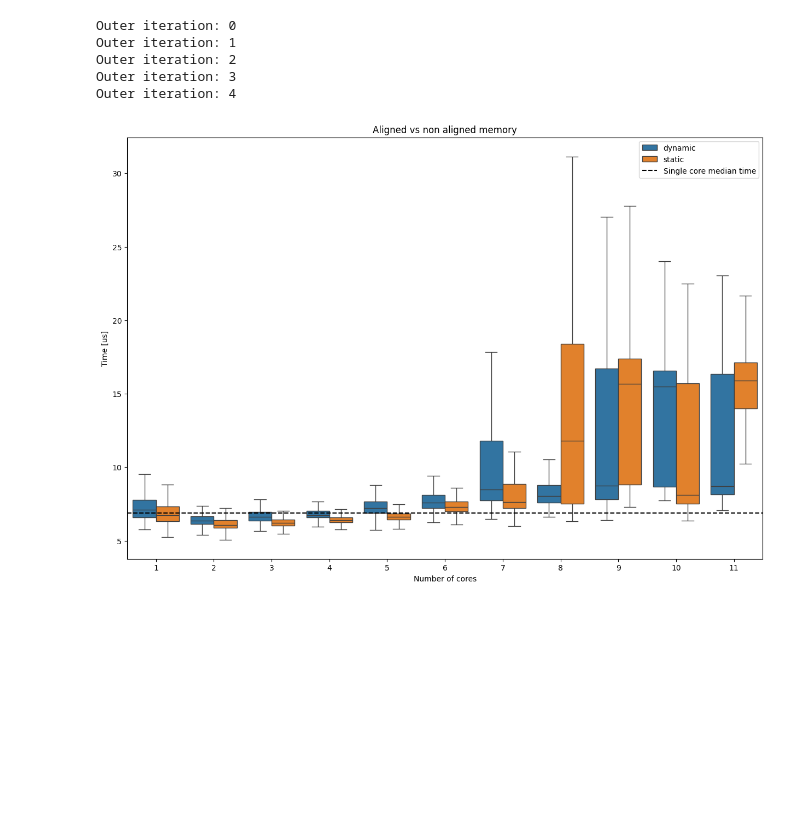
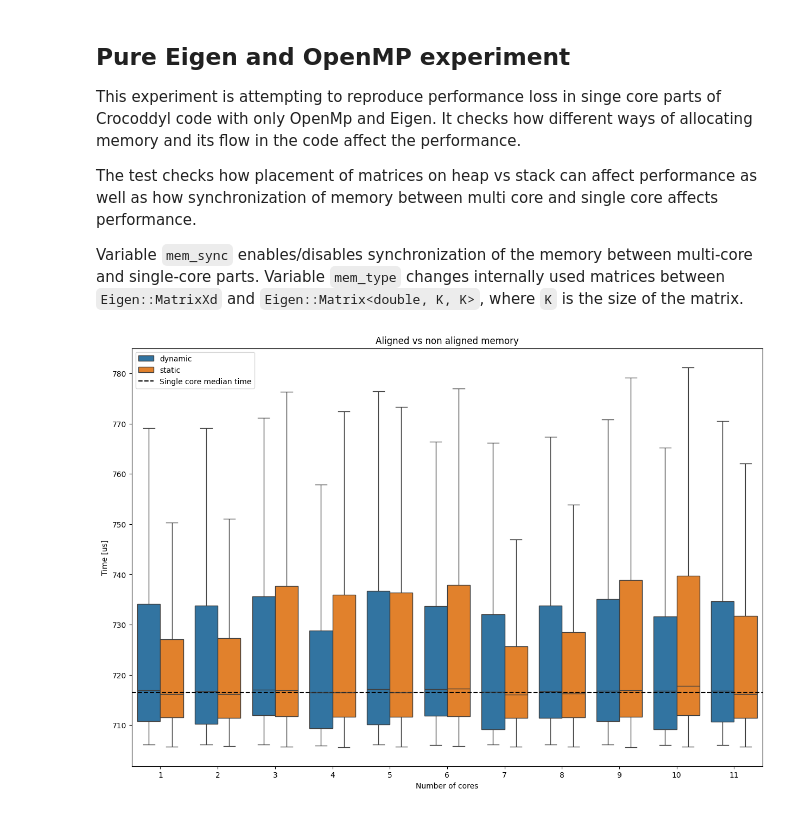
Before and after one commit to Kotochleb/crocoddyl-multithreading-benchmark, a Jupyter notebook: experiments/pure_eigen_openmp/notebooks/pure_eigen_openmp.ipynb, the cells around one changed output. Cells and saved outputs as stored; diff of their text form; code cells hidden in the pictures; blank space fills up the shorter version.

```diff
--- a/experiments/pure_eigen_openmp/notebooks/pure_eigen_openmp.ipynb
+++ b/experiments/pure_eigen_openmp/notebooks/pure_eigen_openmp.ipynb
@@ -1,3 +1,12 @@
+# %% [markdown]
+## Pure Eigen and OpenMP experiment
+
+This experiment is attempting to reproduce performance loss in singe core parts of Crocoddyl code with only OpenMp and Eigen. It checks how different ways of allocating memory and its flow in the code affect the performance.
+
+The test checks how placement of matrices on heap vs stack can affect performance as well as how synchronization of memory between multi core and single core affects performance.
+
+Variable `mem_sync` enables/disables synchronization of the memory between multi-core and single-core parts.
+Variable `mem_type` changes internally used matrices between `Eigen::MatrixXd` and `Eigen::Matrix<double, K, K>`, where `K` is the size of the matrix.
 # %%
 import seaborn as sns
 import pandas as pd
@@ -10,8 +20,7 @@ csv_path = "/tmp/bench.csv"
 
 outputs = []
 
-for i in range(5):
-    print(f"Outer iteration: {i + 1}")
+for i in tqdm(range(50)):
     for mem_sync in ("false", "true"):
         for mem_type in ("dynamic", "static"):
             for cores in range(1, 12):
@@ -21,37 +30,31 @@ for i in range(5):
                 outputs.append(pd.read_csv(csv_path))
 
 df = pd.concat(outputs)
-# %% [output]
-Outer iteration: 0
-Outer iteration: 1
-Outer iteration: 2
-Outer iteration: 3
-Outer iteration: 4
 # %%
 fig, axs = plt.subplots(1, 1, sharex=True)
 fig.set_figheight(10)
 fig.set_figwidth(15)
 
-sync_mem = False
+sync_mem = True
 
 sns.boxplot(
     data=df[df["sync_mem"] == sync_mem],
     x="nthreads",
     y="time",
     hue="alignment",
     showfliers=False,
     ax=axs,
 )
 
 line = df[(df["nthreads"] == 1) & (df["sync_mem"] == sync_mem)]["time"].median()
 axs.axhline(y=line, color="k", linestyle="--", label="Single core median time")
 
 axs.set(
     xlabel="Number of cores",
     ylabel="Time [us]",
     title="Aligned vs non aligned memory",
 )
 
 legend = axs.legend()
 # %% [output]
-[figure, old version]
+[figure, new version]
```
Also changed, not shown: parts of 1 cell of this notebook, 1 other file.
